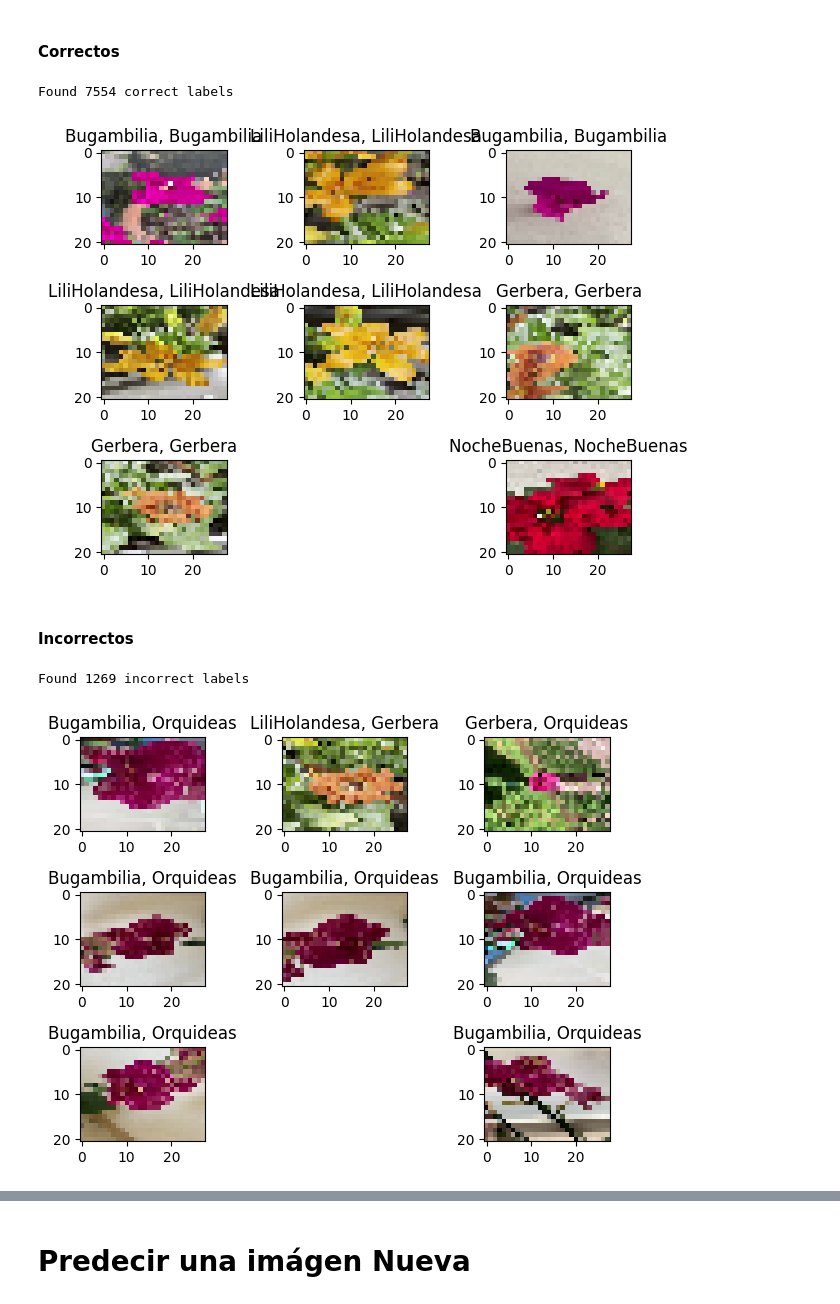
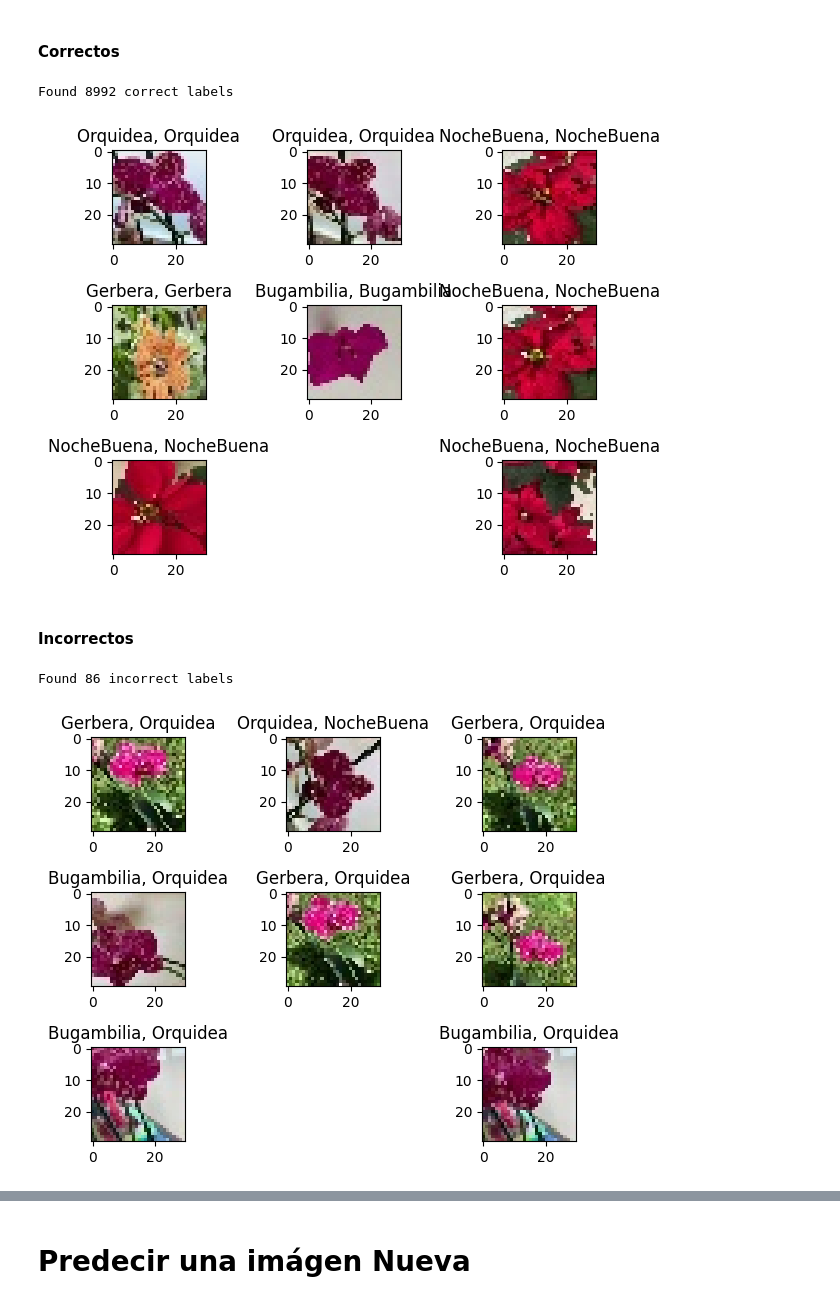
Before and after one commit to TavoVO/Proyectos-IA, a Jupyter notebook: Proyecto-CNNflores.ipynb, the cells around one changed output, grey strips where cells are left out. Drawn from its saved outputs; the diff is of its cells as text; code cells hidden in the pictures.

```diff
--- a/Proyecto-CNNflores.ipynb
+++ b/Proyecto-CNNflores.ipynb
@@ -38,7 +33,7 @@ WARNING:tensorflow:From c:\Users\ocvio\AppData\Local\Programs\Python\Python310\l
 # %% [markdown]
 # Cargar DataSet Imagenes
 # %%
-dirname = os.path.join(os.getcwd(),'C:\\Users\\ocvio\\Downloads\\DataSetFlores')
+dirname = os.path.join(os.getcwd(),'C:\\Users\\ocvio\\Downloads\\Tavo\\Tavo')
 imgpath = dirname + os.sep
 
 images = []
@@ -112,7 +107,7 @@ for directorio in directories:
 # %%
+import numpy as np
 y = np.array(labels)
-X = np.array(images) #convierto de lista a numpy
-print(X)
+X = np.array(images, dtype=np.uint8) #convierto de lista a numpy
 
 # Find the unique numbers from the train labels
 classes = np.unique(y)
@@ -163,0 +146,6 @@ Text(0.5, 1.0, 'Ground Truth : 0')
+# %%
+train_X = train_X.astype('float32')
+test_X = test_X.astype('float32')
+train_X = train_X/255.
+test_X = test_X/255.
+plt.imshow(test_X[0,:,:])
@@ -192,20 +183,20 @@ epochs = 20 # Cantidad de iteraciones completas al conjunto de imagenes de entre
 batch_size = 64 # cantidad de imágenes que se toman a la vez en memoria
 # %%
 flower_model = Sequential()
-flower_model.add(Conv2D(32, kernel_size=(3, 3),activation='linear',padding='same',input_shape=(21,28,3)))
+flower_model.add(Conv2D(32, kernel_size=(3, 3),activation='linear',padding='same',input_shape=(30,30,3)))
 flower_model.add(LeakyReLU(alpha=0.1))
 flower_model.add(MaxPooling2D((2, 2),padding='same'))
 flower_model.add(Dropout(0.5))
 
-flower_model.add(Conv2D(64, kernel_size=(3, 3), activation='linear', padding='same'))
-flower_model.add(Activation('relu'))
-flower_model.add(MaxPooling2D((2, 2), padding='same'))
-flower_model.add(Dropout(0.5))
+#flower_model.add(Conv2D(64, kernel_size=(3, 3), activation='linear', padding='same'))
+#flower_model.add(Activation('relu'))
+#flower_model.add(MaxPooling2D((2, 2), padding='same'))
+#flower_model.add(Dropout(0.5))
 
-flower_model.add(Conv2D(128, kernel_size=(3, 3), activation='linear', padding='same'))
-flower_model.add(Activation('relu'))
-flower_model.add(MaxPooling2D((2, 2), padding='same'))
-flower_model.add(Dropout(0.5))
+#flower_model.add(Conv2D(128, kernel_size=(3, 3), activation='linear', padding='same'))
+#flower_model.add(Activation('relu'))
+#flower_model.add(MaxPooling2D((2, 2), padding='same'))
+#flower_model.add(Dropout(0.5))
 
 flower_model.add(Flatten())
 flower_model.add(Dense(32, activation='linear'))
@@ -331,16 +326,16 @@ predicted_classes.shape, test_Y.shape
 # %%
 correct = np.where(predicted_classes==test_Y)[0]
 print("Found %d correct labels" % len(correct))
 for i, correct in enumerate(correct[0:9]):
     plt.subplot(3,3,i+1)
-    plt.imshow(test_X[correct].reshape(21,28,3), cmap='gray', interpolation='none')
+    plt.imshow(test_X[correct].reshape(30,30,3), cmap='gray', interpolation='none')
     plt.title("{}, {}".format(flores[predicted_classes[correct]],
                                                     flores[test_Y[correct]]))
 
     plt.tight_layout()
 # %% [output]
-Found 7554 correct labels
+Found 8992 correct labels
-[figure, old version]
+[figure, new version]
 # %% [markdown]
 #### Incorrectos
 # %%
@@ -348,13 +343,13 @@ incorrect = np.where(predicted_classes!=test_Y)[0]
 print("Found %d incorrect labels" % len(incorrect))
 for i, incorrect in enumerate(incorrect[0:9]):
     plt.subplot(3,3,i+1)
-    plt.imshow(test_X[incorrect].reshape(21,28,3), cmap='gray', interpolation='none')
+    plt.imshow(test_X[incorrect].reshape(30,30,3), cmap='gray', interpolation='none')
     plt.title("{}, {}".format(flores[predicted_classes[incorrect]],
                                                     flores[test_Y[incorrect]]))
     plt.tight_layout()
 # %% [output]
-Found 1269 incorrect labels
+Found 86 incorrect labels
-[figure, old version]
+[figure, new version]
 # %%
 target_names = ["Class {}".format(i) for i in range(nClasses)]
 print(classification_report(test_Y, predicted_classes, target_names=target_names))
```
Also changed, not shown: parts of 24 cells of this notebook, 1 other file.
